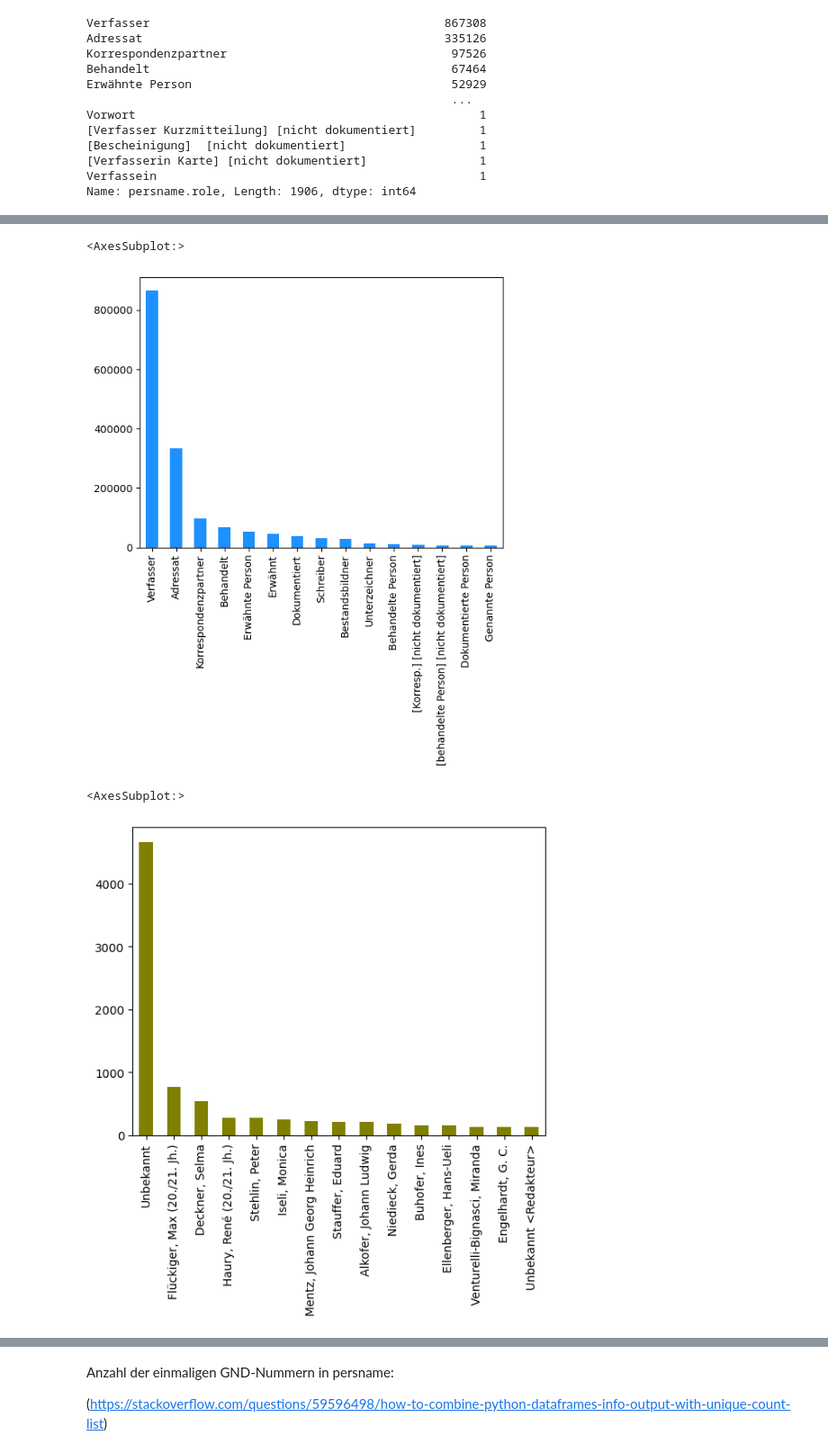
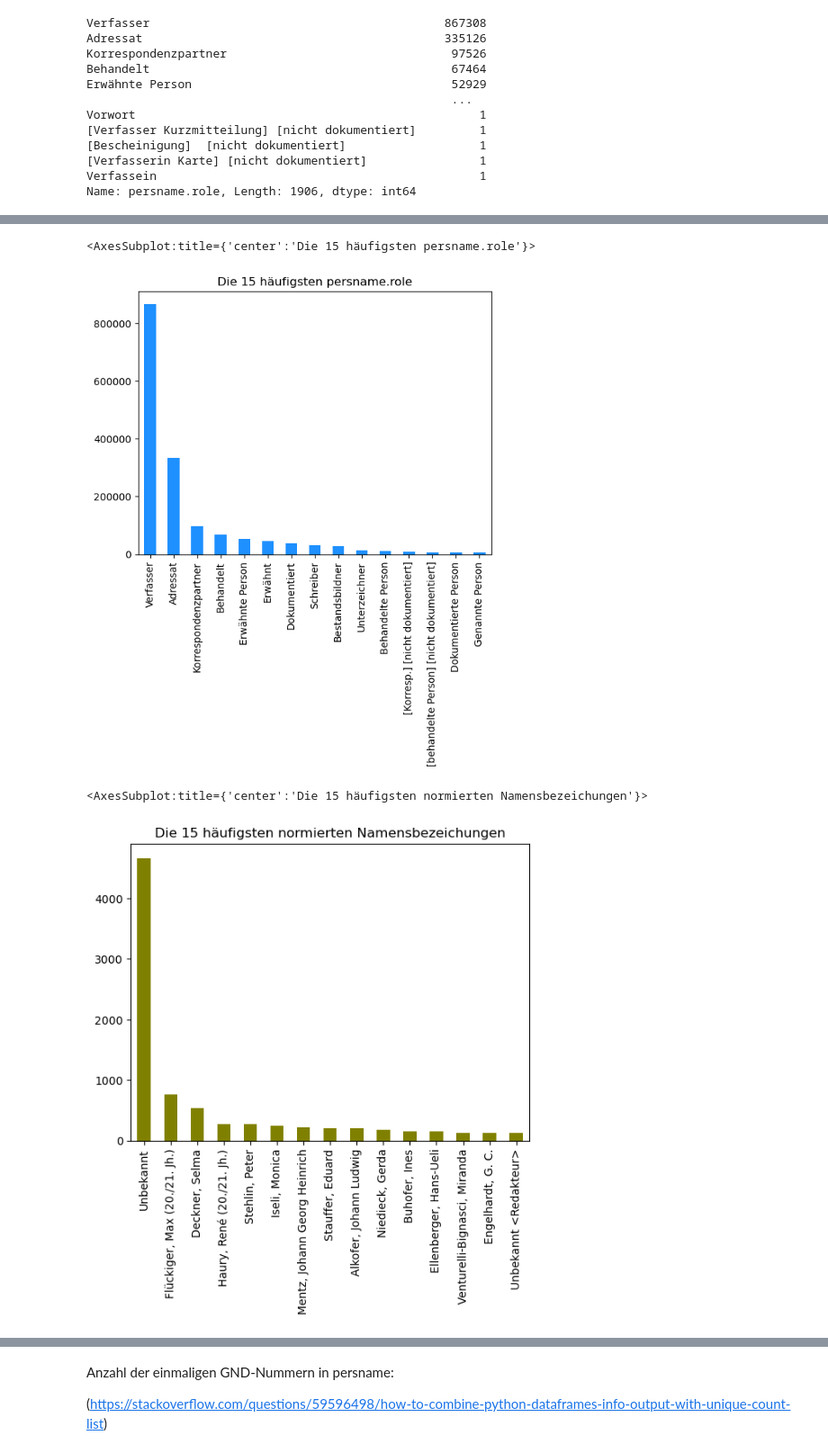
Before and after one commit to katjajana/2022-2023-Data_Librarian_Katja_Jana, a Jupyter notebook: Modul_6/all_fields_catmandu_pandas_Kalliope.ipynb, the cells around one changed output, grey strips where cells are left out. Shown at 90% size. Drawn from its saved outputs; the diff is of its cells as text; code cells hidden in the pictures.

```diff
--- a/Modul_6/all_fields_catmandu_pandas_Kalliope.ipynb
+++ b/Modul_6/all_fields_catmandu_pandas_Kalliope.ipynb
@@ -79,10 +77,11 @@ Darstellung der 15 häufigsten Rollen
 # %%
-dfuniq["persname.role"].value_counts().nlargest(n=15).plot(kind="bar", color = 'dodgerblue')
+# https://matplotlib.org/stable/gallery/color/named_colors.html
+dfuniq["persname.role"].value_counts().nlargest(n=15).plot(kind="bar", color = 'dodgerblue', title = "Die 15 häufigsten persname.role")
 # %% [output]
-<AxesSubplot:>
+<AxesSubplot:title={'center':'Die 15 häufigsten persname.role'}>
-[figure, old version]
+[figure, new version]
 # %%
-dfuniq["persname.normal"].value_counts().nlargest(n=15).plot(kind="bar", color='olive')
+dfuniq["persname.normal"].value_counts().nlargest(n=15).plot(kind="bar", color='olive', title = "Die 15 häufigsten normierten Namensbezeichungen")
 # %% [output]
-<AxesSubplot:>
+<AxesSubplot:title={'center':'Die 15 häufigsten normierten Namensbezeichungen'}>
-[figure, old version]
+[figure, new version]
```
Also changed, not shown: parts of 26 cells of this notebook.
